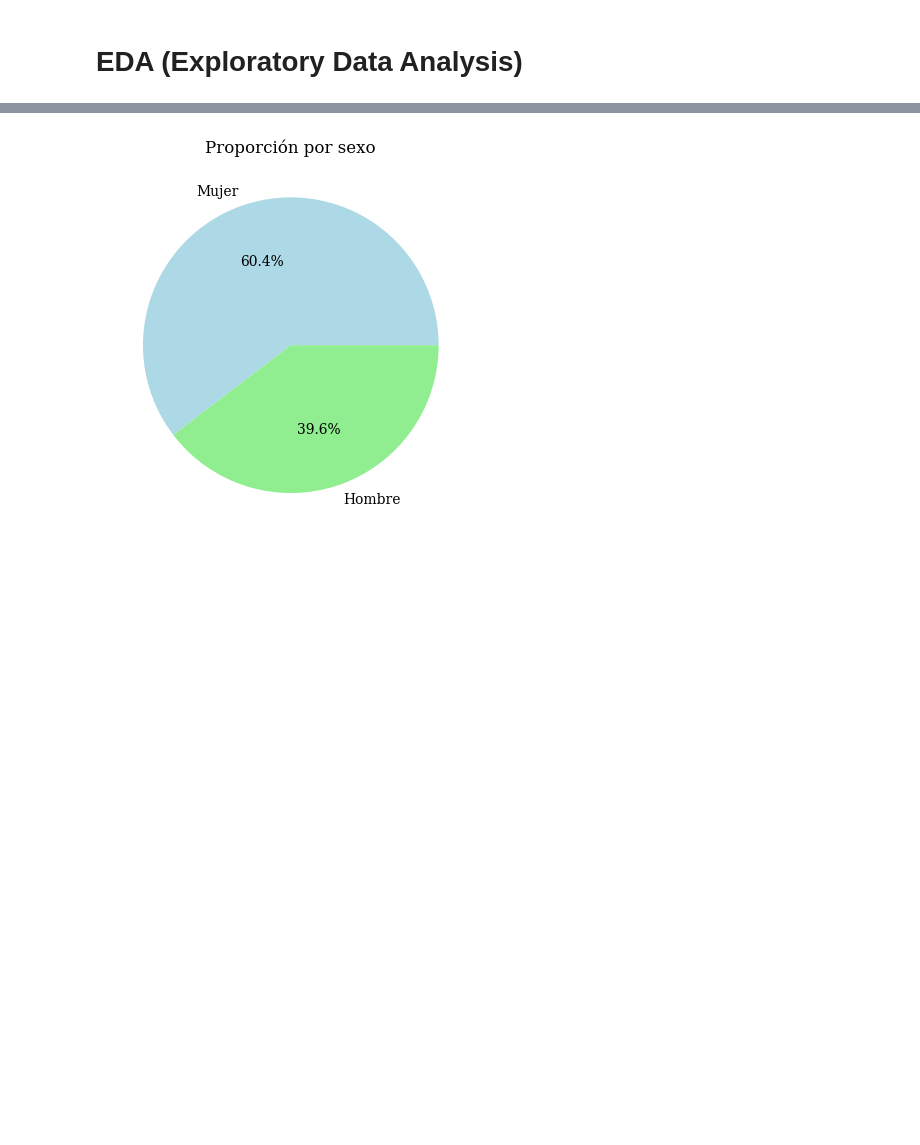
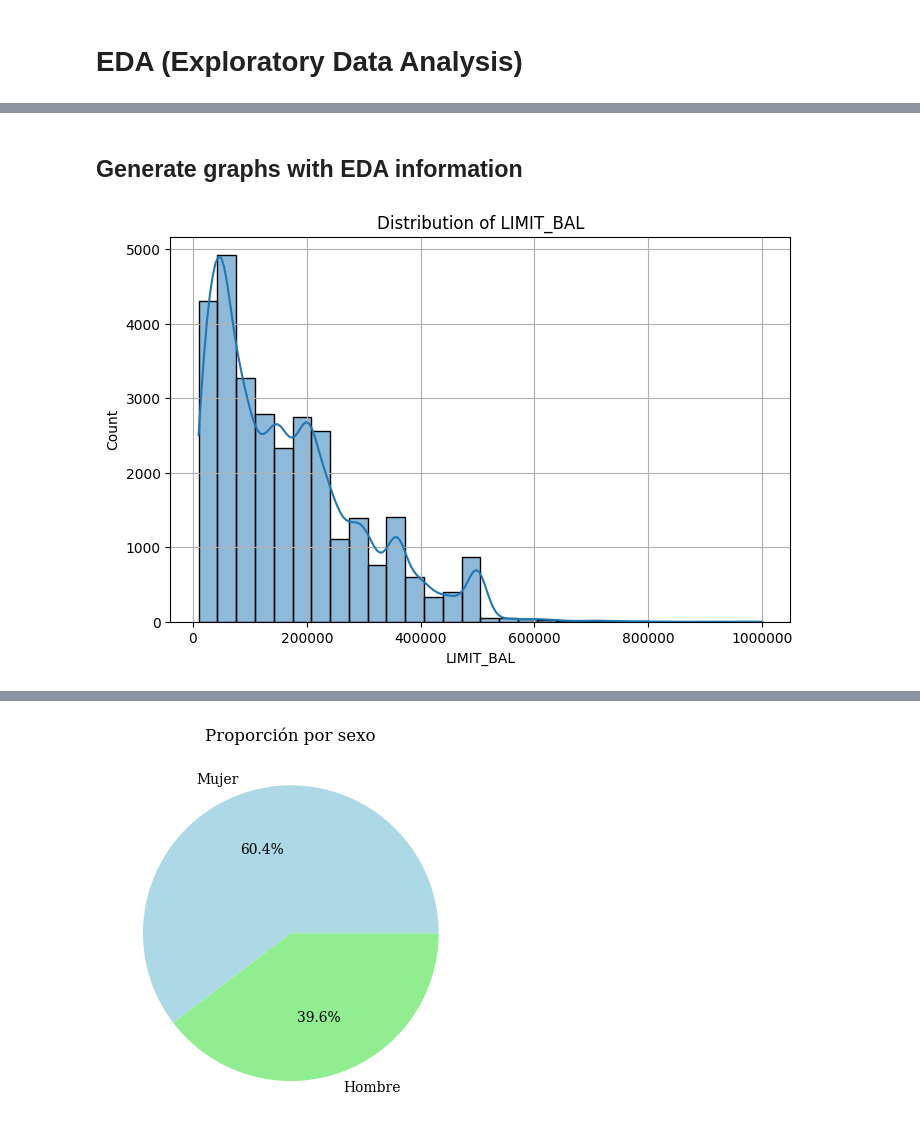
Before and after one commit to angelsb008/Default_credit_card_exercise, a Jupyter notebook: Test_Default_Credit_Card.ipynb, the cells around one changed output, grey strips where cells are left out. Cells and saved outputs as stored; diff of their text form; code cells hidden in the pictures; blank space fills up the shorter version.

```diff
--- a/Test_Default_Credit_Card.ipynb
+++ b/Test_Default_Credit_Card.ipynb
@@ -155,3 +278,9 @@ def graph_histogram_EDA(df_input, field, kde_bool = True, bin_number = 30):
+# %% [markdown]
+## Generate graphs with EDA information
+# %%
+graph_histogram_EDA(X, "LIMIT_BAL")
+# %% [output]
+[figure, added]
 # %%
 graph_histogram_EDA(X, "AGE")
 # %% [output]
```
Also changed, not shown: parts of 70 cells of this notebook.
